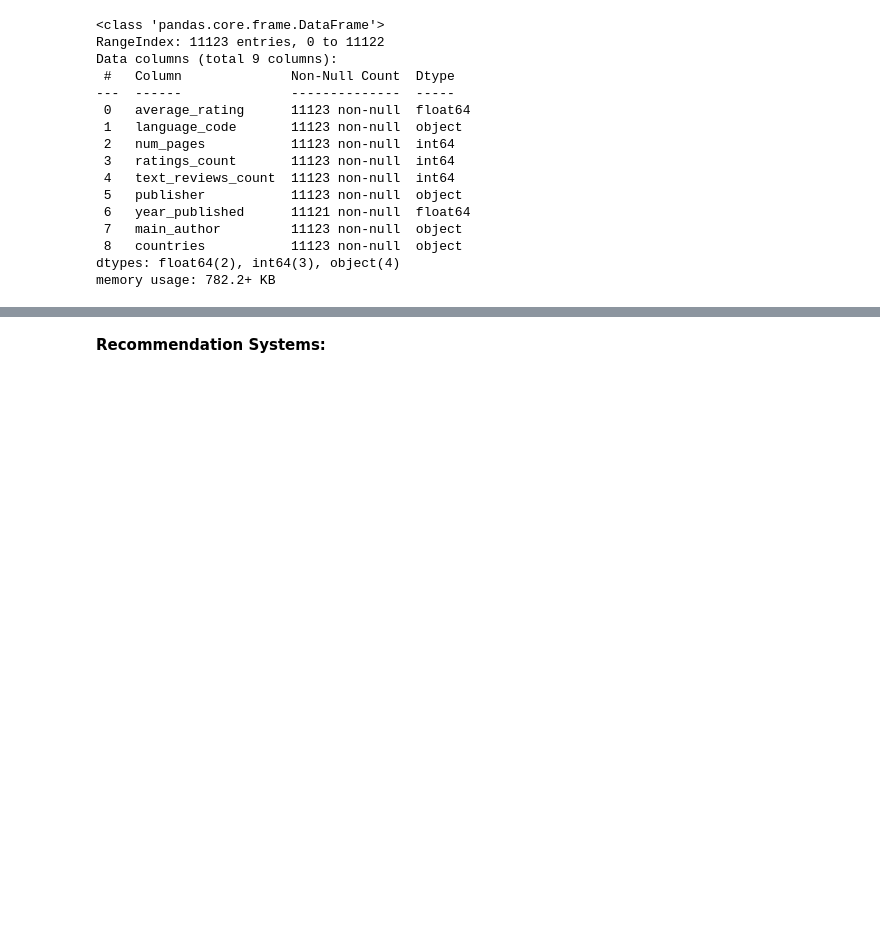
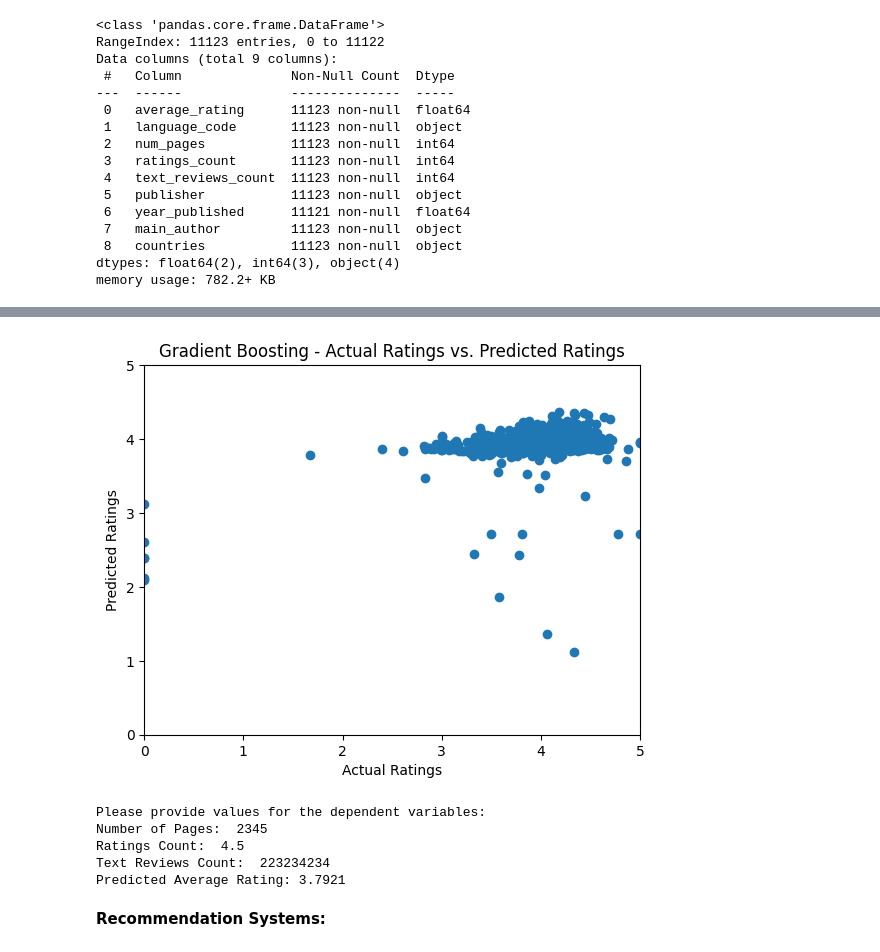
Before and after one commit to rahulbhoyar1995/goodread-books-data-analysis, a Jupyter notebook: goodreads-books-dataset.ipynb, the cells around one changed output, grey strips where cells are left out. Saved outputs shown, nothing was run; the diff lists cells and outputs as text; code cells hidden in the pictures; blank space fills up the shorter version.

Commit message:
Kaggle Notebook | Goodreads Books Dataset | Version 13

```diff
--- a/goodreads-books-dataset.ipynb
+++ b/goodreads-books-dataset.ipynb
@@ -1170,3 +1199,57 @@ print(results_df)
+# %%
+#Based on above analysis, we are going with Gradient Boosting algorithm
+
+import pandas as pd
+from sklearn.model_selection import train_test_split
+from sklearn.ensemble import GradientBoostingRegressor
+import matplotlib.pyplot as plt
+
+# Load your dataset (Replace 'your_dataset.csv' with your dataset's file path)
+df = data_for_ml  # Replace 'data_for_ml' with your dataset
+
+# Data Preprocessing
+selected_features = ['num_pages', 'ratings_count', 'text_reviews_count']
+X = df[selected_features]
+y = df['average_rating']
+
+# Split the data into training and testing sets
+X_train, X_test, y_train, y_test = train_test_split(X, y, test_size=0.2, random_state=42)
+
+# Create the Gradient Boosting Regressor
+regressor = GradientBoostingRegressor()
+
+# Train the Gradient Boosting Regressor
+regressor.fit(X_train, y_train)
+
+# Visualize the results using a scatter plot
+y_pred = regressor.predict(X_test)
+plt.scatter(y_test, y_pred)
+plt.xlim(0, max(max(y_test), max(y_pred)))
+plt.ylim(0, max(max(y_test), max(y_pred)))
+plt.xlabel("Actual Ratings")
+plt.ylabel("Predicted Ratings")
+plt.title("Gradient Boosting - Actual Ratings vs. Predicted Ratings")
+plt.show()
+
+# Get user input for dependent variables
+print("Please provide values for the dependent variables:")
+num_pages = float(input("Number of Pages: "))
+ratings_count = float(input("Ratings Count: "))
+text_reviews_count = float(input("Text Reviews Count: "))
+
+# Create a DataFrame with user input
+user_input_df = pd.DataFrame({'num_pages': [num_pages], 'ratings_count': [ratings_count], 'text_reviews_count': [text_reviews_count]})
+
+# Get the predicted value for user input
+predicted_value = regressor.predict(user_input_df)
+print(f"Predicted Average Rating: {predicted_value[0]:.4f}")
+# %% [output]
+[figure, added]
+Please provide values for the dependent variables:
+Number of Pages:  2345
+Ratings Count:  4.5
+Text Reviews Count:  223234234
+Predicted Average Rating: 3.7921
 # %%
 # Are there any trends in book popularity (ratings_count) that can be predicted over time?
 # %%
```
Also changed, not shown: parts of 4 cells of this notebook.
